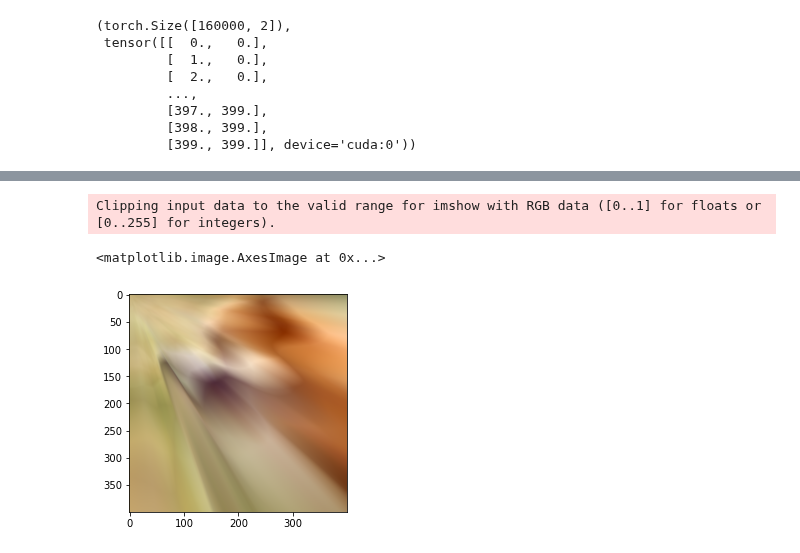
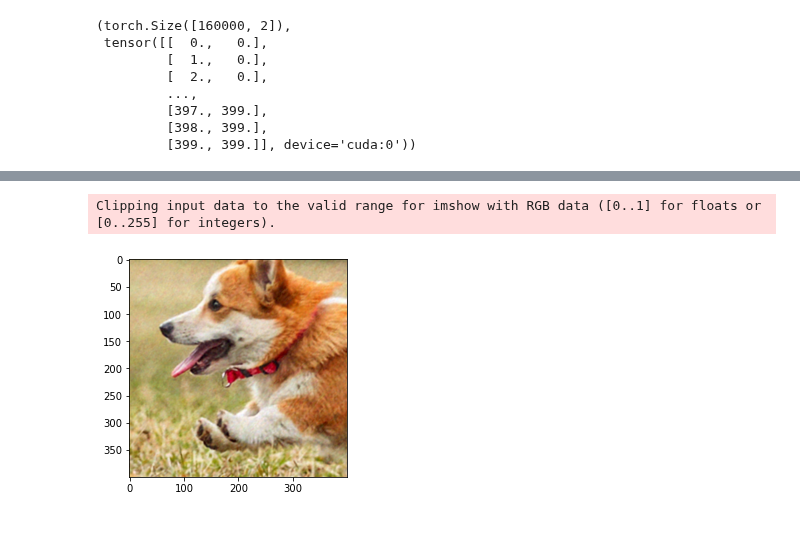
Before and after one commit to patel-zeel/nbblog, a Jupyter notebook: posts/siren-paper-implementation.ipynb, the cells around one changed output, grey strips where cells are left out. Drawn from its saved outputs; the diff is of its cells as text; code cells hidden in the pictures.

```diff
--- a/posts/siren-paper-implementation.ipynb
+++ b/posts/siren-paper-implementation.ipynb
@@ -154,5 +158,5 @@ def train(X, y, model, lr=0.01, epochs=1000, bs=1000, print_every=100):
 # %%
 m1 = MLP()
 m1 = m1.to(device)
-train(X, y, m1, lr=0.001, epochs=4000, bs=1000, print_every=100)
+losses_mlp = train(X, y, m1, lr=0.001, epochs=10000, bs=1000, print_every=500)
 # %% [output]
@@ -176 +183,11 @@ Epoch 3900 loss: 0.016394346952438354
+# %%
+def plot_image(model):
+    # Predict the (r, g, b) values
+    pred_y = model(X)
+
+    # Reshape the predictions to be (3, height, width)
+    pred_y = pred_y.transpose(0, 1).reshape(num_channels, height, width)
+
+    # plot the image
+    plt.imshow(pred_y.permute(1, 2, 0).detach().cpu())
 # %%
@@ -210,5 +219,5 @@ class MLP_sin(nn.Module):
 # %%
 m2 = MLP_sin()
 m2 = m2.to(device)
-train(X, y, m2, lr=0.001, epochs=4000, bs=1000, print_every=100)
+losses_mlp_sin = train(X, y, m2, lr=0.001, epochs=4000, bs=1000, print_every=500)
 # %% [output]
@@ -232,13 +232,5 @@ Epoch 3900 loss: 0.0014692893018946052
 # %%
-# Predict the image
-with torch.no_grad():
-    pred = m1(X)
-    # Reshape predictions to (3, height, width)
-    pred = pred.permute(1, 0).reshape(3, height, width)
-
-# Plot the prediction
-plt.imshow(pred.permute(1, 2, 0).cpu())
+plot_image(m2)
 # %% [output]
 Clipping input data to the valid range for imshow with RGB data ([0..1] for floats or [0..255] for integers).
-<matplotlib.image.AxesImage at 0x...>
-[figure, old version]
+[figure, new version]
```
Also changed, not shown: parts of 5 cells of this notebook.
